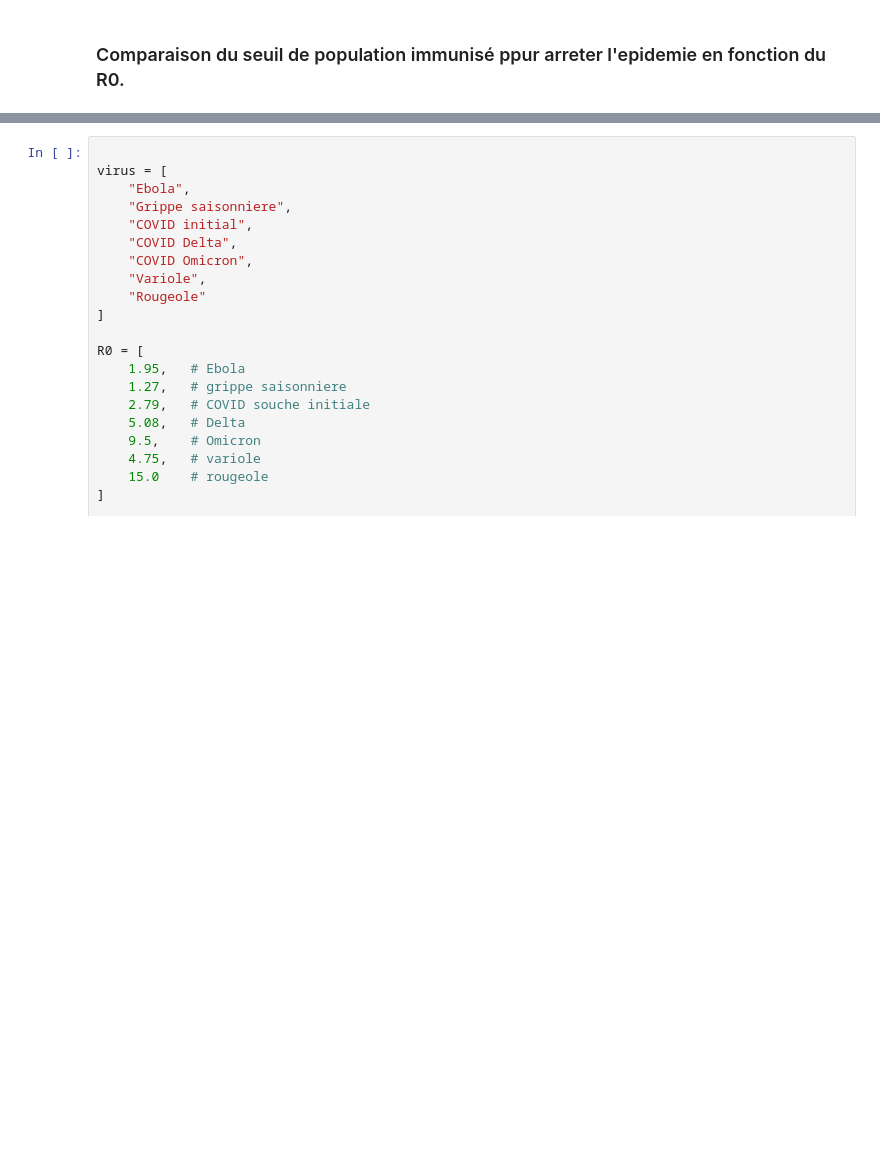
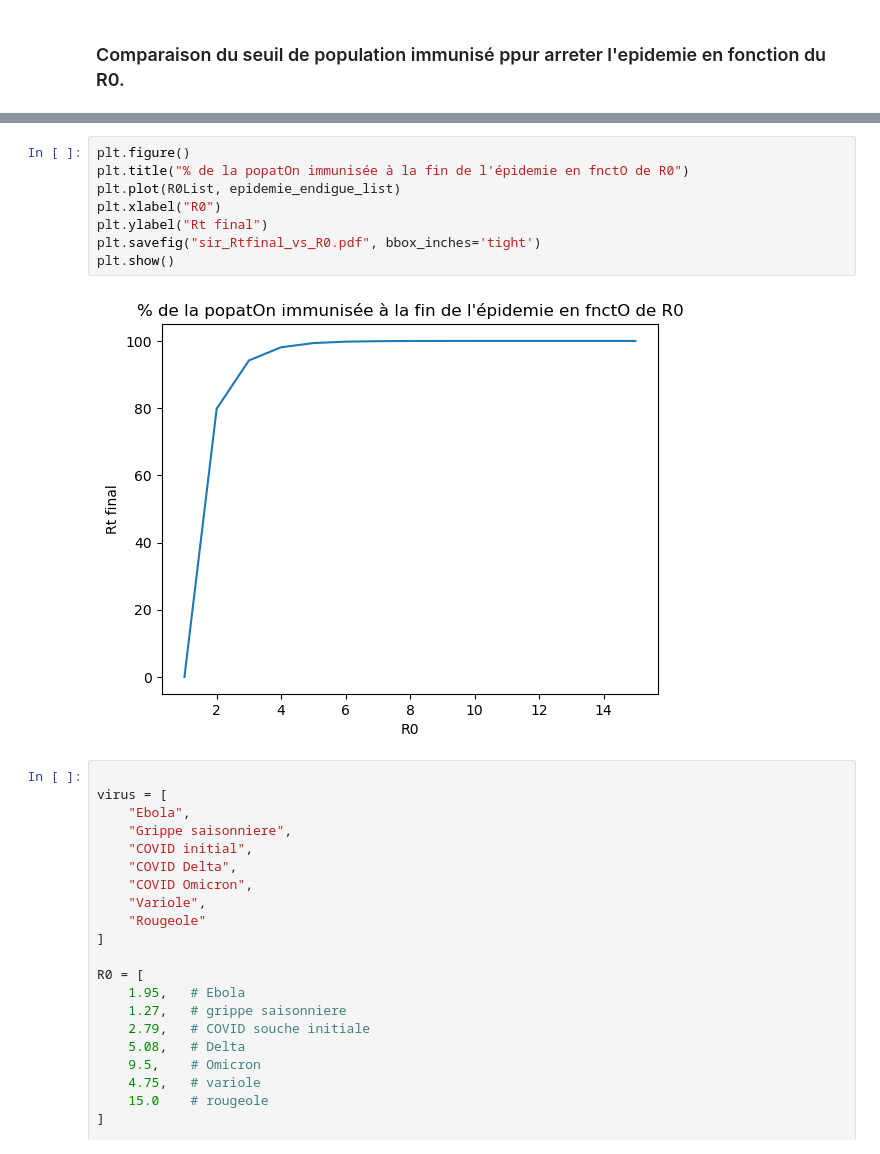
Before and after one commit to hjvictor/SIR_model, a Jupyter notebook: mainNotebook.ipynb, the cells around one changed output, grey strips where cells are left out. Drawn from its saved outputs; the diff is of its cells as text; blank space fills up the shorter version.

```diff
--- a/mainNotebook.ipynb
+++ b/mainNotebook.ipynb
@@ -242,3 +249,13 @@ plt.show()
+# %%
+plt.figure()
+plt.title("% de la popatOn immunisée à la fin de l'épidemie en fnctO de R0")
+plt.plot(R0List, epidemie_endigue_list)
+plt.xlabel("R0")
+plt.ylabel("Rt final")
+plt.savefig("sir_Rtfinal_vs_R0.pdf", bbox_inches='tight')
+plt.show()
+# %% [output]
+[figure, added]
 # %%
 
 virus = [
```
Also changed, not shown: parts of 5 cells of this notebook, 5 other files.
